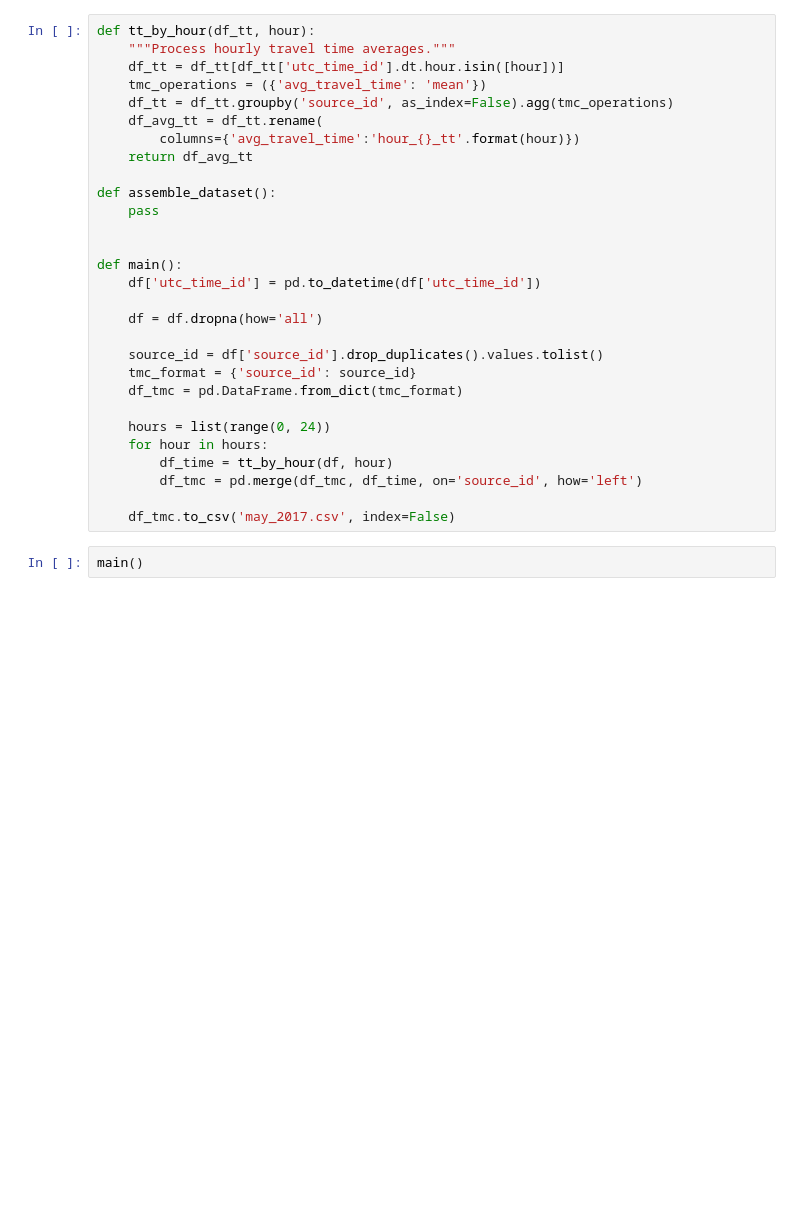
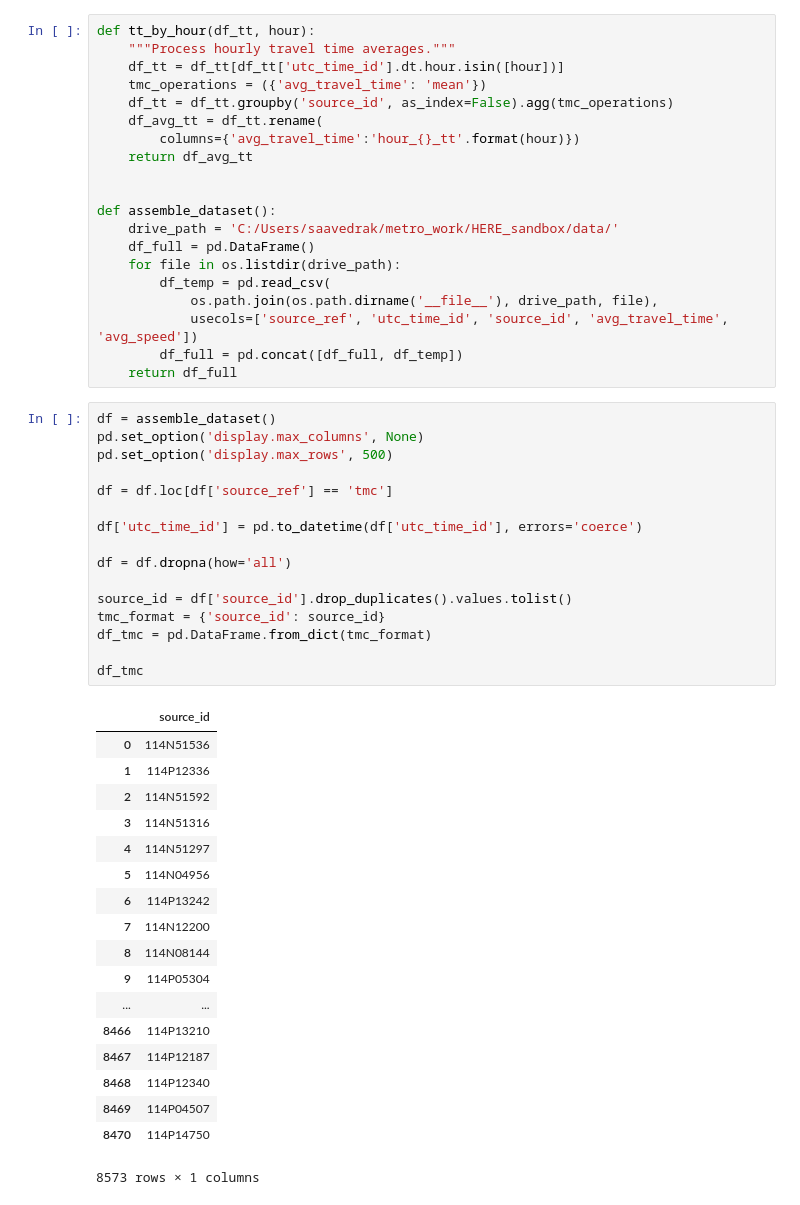
Before and after one commit to jbroach/HERE_sandbox, a Jupyter notebook: HERE_data.ipynb, the cells around one changed output. Cells and saved outputs as stored; diff of their text form; blank space fills up the shorter version.

```diff
--- a/HERE_data.ipynb
+++ b/HERE_data.ipynb
@@ -17,24 +11,48 @@ def tt_by_hour(df_tt, hour):
         columns={'avg_travel_time':'hour_{}_tt'.format(hour)})
     return df_avg_tt
 
+
 def assemble_dataset():
-    pass
-
-
-def main():
-    df['utc_time_id'] = pd.to_datetime(df['utc_time_id'])
-
-    df = df.dropna(how='all')
-
-    source_id = df['source_id'].drop_duplicates().values.tolist()
-    tmc_format = {'source_id': source_id}
-    df_tmc = pd.DataFrame.from_dict(tmc_format)
-
-    hours = list(range(0, 24))
-    for hour in hours:
-        df_time = tt_by_hour(df, hour)
-        df_tmc = pd.merge(df_tmc, df_time, on='source_id', how='left')
-
-    df_tmc.to_csv('may_2017.csv', index=False)
+    drive_path = 'C:/Users/saavedrak/metro_work/HERE_sandbox/data/'
+    df_full = pd.DataFrame()
+    for file in os.listdir(drive_path):
+        df_temp = pd.read_csv(
+            os.path.join(os.path.dirname('__file__'), drive_path, file),
+            usecols=['source_ref', 'utc_time_id', 'source_id', 'avg_travel_time', 'avg_speed'])
+        df_full = pd.concat([df_full, df_temp])
+    return df_full
-# %%
-main()
+# %%
+df = assemble_dataset()
+pd.set_option('display.max_columns', None)
+pd.set_option('display.max_rows', 500)
+
+df = df.loc[df['source_ref'] == 'tmc']
+
+df['utc_time_id'] = pd.to_datetime(df['utc_time_id'], errors='coerce')
+
+df = df.dropna(how='all')
+
+source_id = df['source_id'].drop_duplicates().values.tolist()
+tmc_format = {'source_id': source_id}
+df_tmc = pd.DataFrame.from_dict(tmc_format)
+
+df_tmc
+# %% [output]
+|  | source_id |
+| 0 | 114N51536 |
+| 1 | 114P12336 |
+| 2 | 114N51592 |
+| 3 | 114N51316 |
+| 4 | 114N51297 |
+| 5 | 114N04956 |
+| 6 | 114P13242 |
+| 7 | 114N12200 |
+| 8 | 114N08144 |
+| 9 | 114P05304 |
+| ... | ... |
+| 8466 | 114P13210 |
+| 8467 | 114P12187 |
+| 8468 | 114P12340 |
+| 8469 | 114P04507 |
+| 8470 | 114P14750 |
+8573 rows × 1 columns
```
Also changed, not shown: parts of 3 cells of this notebook.
